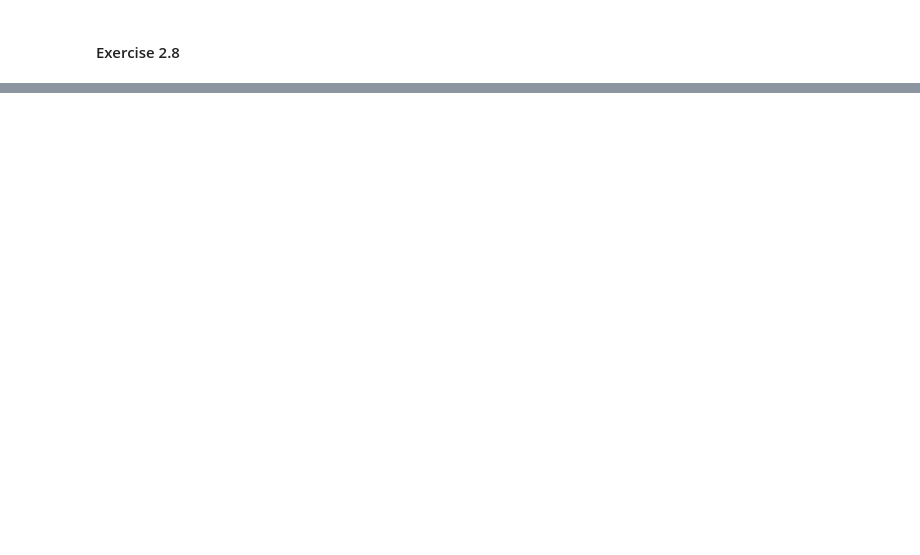
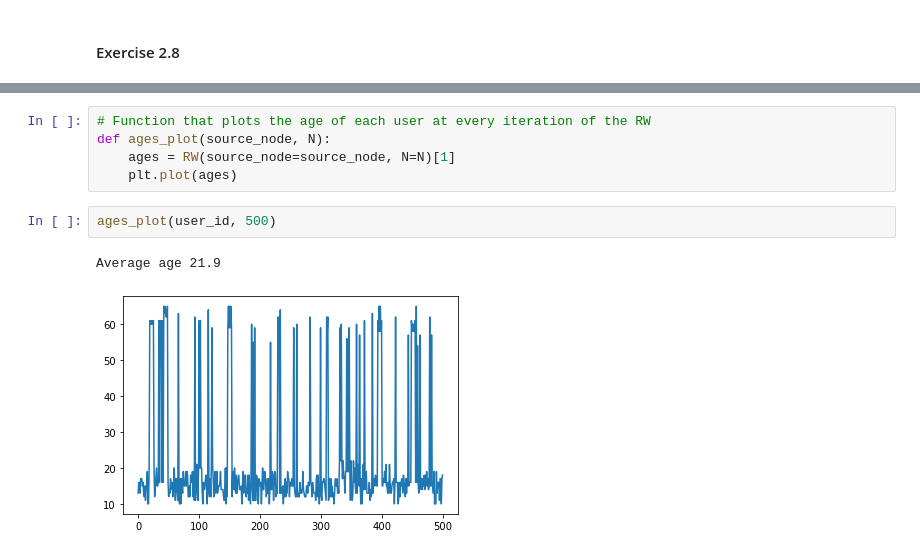
Before and after one commit to ewaMiazga/InternetAnalytics-2023, a Jupyter notebook: assignment/ix-lab2-notebook-part2.ipynb, the cells around one changed output, grey strips where cells are left out. Cells and saved outputs as stored; diff of their text form; blank space fills up the shorter version.

```diff
--- a/assignment/ix-lab2-notebook-part2.ipynb
+++ b/assignment/ix-lab2-notebook-part2.ipynb
@@ -98,0 +140,10 @@ print(current)
+# %%
+# Function that plots the age of each user at every iteration of the RW
+def ages_plot(source_node, N):
+    ages = RW(source_node=source_node, N=N)[1]
+    plt.plot(ages)
+# %%
+ages_plot(user_id, 500)
+# %% [output]
+Average age 21.9
+[figure, added]
```
Also changed, not shown: parts of 18 cells of this notebook.
